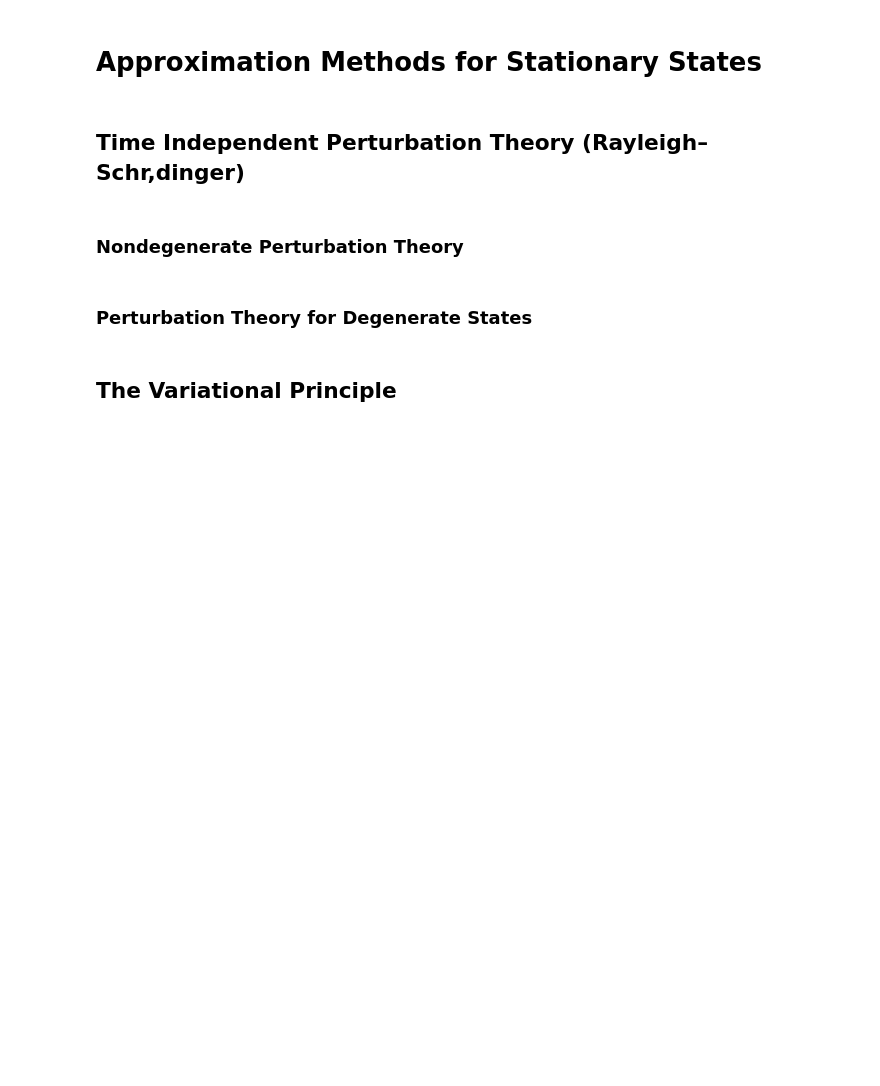
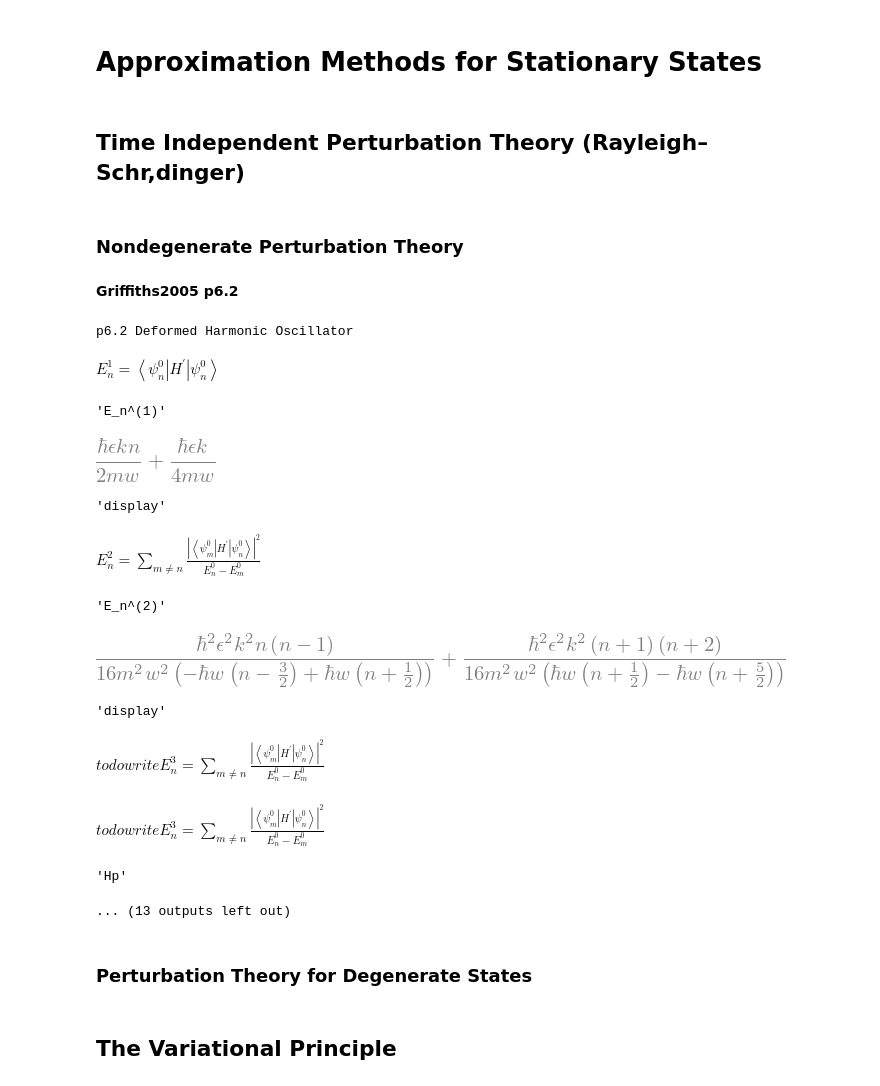
Before and after one commit to ferhatpy/libphysics, a Jupyter notebook: examples/quantum_mechanics/quantum_mechanics_examples_notebook.ipynb, the cells around one changed output. Saved outputs shown, nothing was run; the diff lists cells and outputs as text; code cells hidden in the pictures; blank space fills up the shorter version.

```diff
--- a/examples/quantum_mechanics/quantum_mechanics_examples_notebook.ipynb
+++ b/examples/quantum_mechanics/quantum_mechanics_examples_notebook.ipynb
@@ -369,6 +444,42 @@ $\displaystyle S_n^2=$
 ## Time Independent Perturbation Theory (Rayleigh–Schr,dinger)
 # %% [markdown]
 ### Nondegenerate Perturbation Theory
+# %% [markdown]
+**Griffiths2005 p6.2**
+# %%
+print("p6.2 Deformed Harmonic Oscillator")
+oqmec.__init__("position_space")
+oqmec.verbose = True
+A,m,w,k,eps = symbols('A m w k epsilon', real=True)
+psi0c = oqmec.qho.nb
+psi0  = oqmec.qho.nk
+En0   = oqmec.qho.En
+Hp = S(1)/2*k*oqmec.qho.xop.rhs**2*eps
+En1 = oqmec.En_ND_PT(1, psi0c, psi0, Hp, En0)
+En2 = oqmec.En_ND_PT(2, psi0c, psi0, Hp, En0, k2min=n-2, k2max=n+2)
+En3full = oqmec.En_ND_PT(3, psi0c, psi0, Hp, En0)
+En3 = oqmec.En_ND_PT(3, psi0c, psi0, Hp, En0, k2min=n-3, k2max=n+3)
+
+pprints("Hp", Hp,
+        "En1=", En1, simplify(En1),
+        "En2=", En2, simplify(En2),
+        "En3=", En3, simplify(En3full),
+        "En3=", En3, simplify(En3),
+        output_style = "display")
+# %% [output]
+p6.2 Deformed Harmonic Oscillator
+$\displaystyle E_n^1=\left\langle\psi_n^0\left|H^{\prime}\right| \psi_n^0\right\rangle$
+'E_n^(1)'
+[figure, added]
+'display'
+$\displaystyle E_n^2=\sum_{m \neq n} \frac{\left|\left\langle\psi_m^0\left|H^{\prime}\right| \psi_n^0\right\rangle\right|^2}{E_n^0-E_m^0}$
+'E_n^(2)'
+[figure, added]
+'display'
+$\displaystyle todo write E_n^3=\sum_{m \neq n} \frac{\left|\left\langle\psi_m^0\left|H^{\prime}\right| \psi_n^0\right\rangle\right|^2}{E_n^0-E_m^0}$
+$\displaystyle todo write E_n^3=\sum_{m \neq n} \frac{\left|\left\langle\psi_m^0\left|H^{\prime}\right| \psi_n^0\right\rangle\right|^2}{E_n^0-E_m^0}$
+'Hp'
+... (13 outputs left out)
 # %% [markdown]
 ### Perturbation Theory for Degenerate States
 # %% [markdown]
```
Also changed, not shown: parts of 8 cells of this notebook, 3 other files.
